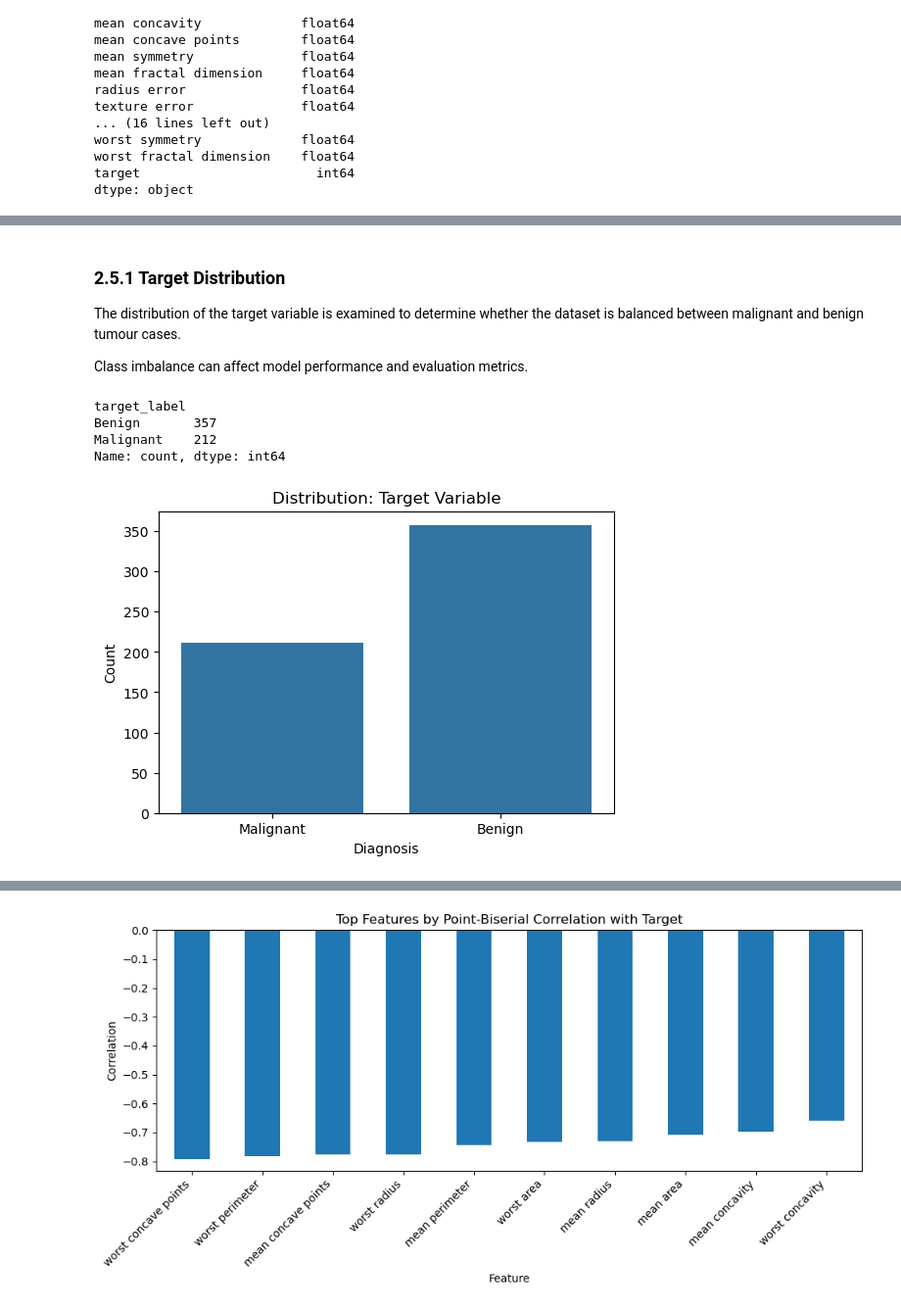
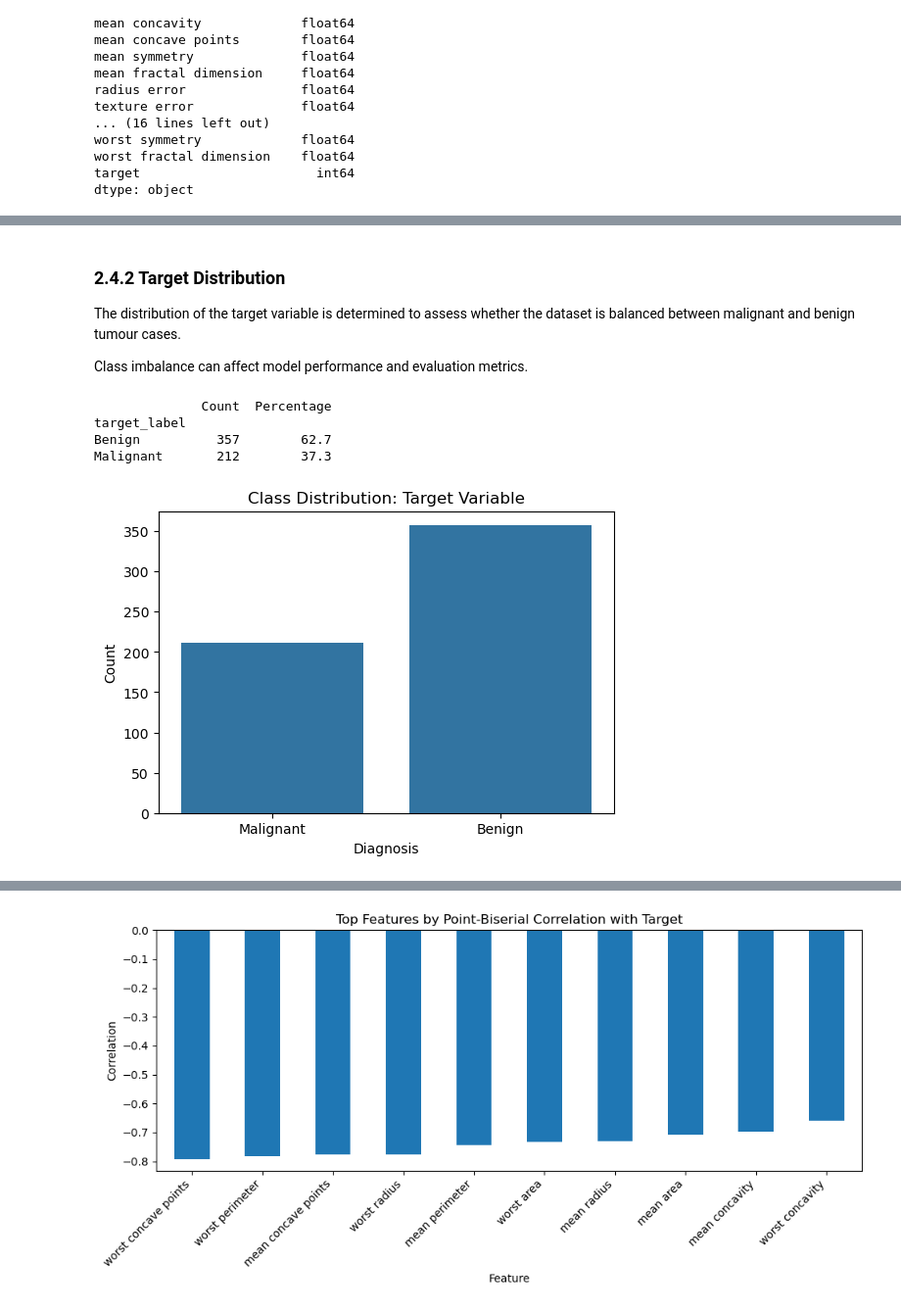
Before and after one commit to tbeekmans/breast_cancer_assignment, a Jupyter notebook: notebooks/2.0-data-understanding.ipynb, the cells around one changed output, grey strips where cells are left out. Shown at 98% size. Drawn from its saved outputs; the diff is of its cells as text; code cells hidden in the pictures.

```diff
--- a/notebooks/2.0-data-understanding.ipynb
+++ b/notebooks/2.0-data-understanding.ipynb
@@ -339,25 +390,28 @@ The analysis focuses on the distribution of the target variable, correlations be
 # %% [markdown]
-### 2.5.1 Target Distribution
+### 2.4.2 Target Distribution
 
-The distribution of the target variable is examined to determine whether the dataset is balanced between malignant and benign tumour cases.
+The distribution of the target variable is determined to assess whether the dataset is balanced between malignant and benign tumour cases.
 
 Class imbalance can affect model performance and evaluation metrics.
 # %%
 df['target_label'] = df['target'].map({0: 'Malignant', 1: 'Benign'})
 
 target_counts = df['target_label'].value_counts()
-print(target_counts)
+target_percent = (target_counts / len(df) * 100).round(1)
+
+print(pd.DataFrame({"Count": target_counts, "Percentage": target_percent}))
 
 plt.figure(figsize=(6,4))
 sns.countplot(x='target_label', data=df)
-plt.title('Distribution: Target Variable')
+
+plt.title('Class Distribution: Target Variable')
 plt.xlabel('Diagnosis')
 plt.ylabel('Count')
 plt.show()
 # %% [output]
+              Count  Percentage
 target_label
-Benign       357
-Malignant    212
-Name: count, dtype: int64
+Benign          357        62.7
+Malignant       212        37.3
-[figure, old version]
+[figure, new version]
 # %% [markdown]
```
Also changed, not shown: parts of 68 cells of this notebook, 3 other files.
